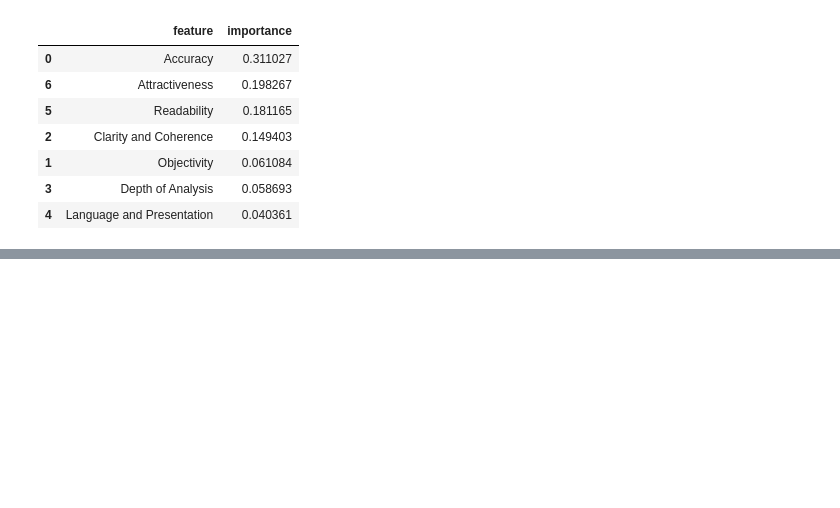
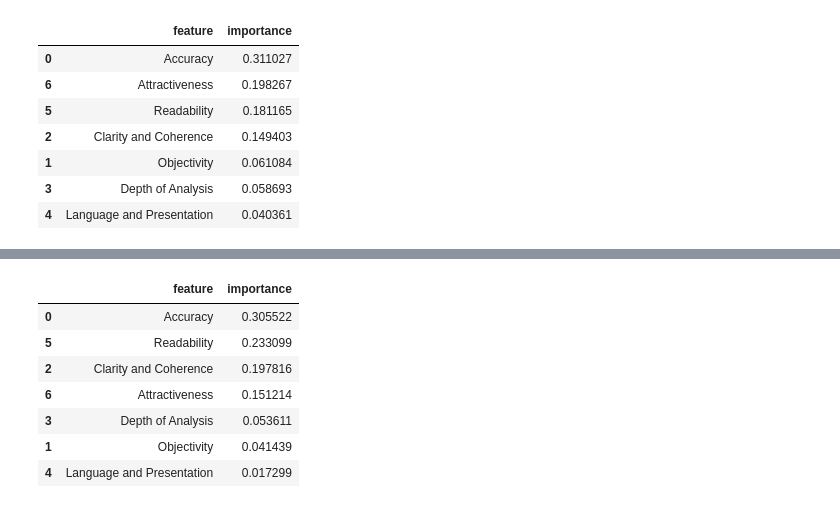
Before and after one commit to WilliamLiao2015/NYCU-Artificial-Intelligence-Capstone-Project-1, a Jupyter notebook: methods/supervised/RandomForest.ipynb, the cells around one changed output, grey strips where cells are left out. Saved outputs shown, nothing was run; the diff lists cells and outputs as text; code cells hidden in the pictures; blank space fills up the shorter version.

Commit message:
Update: cross_validation

```diff
--- a/methods/supervised/RandomForest.ipynb
+++ b/methods/supervised/RandomForest.ipynb
@@ -77,14 +78,3 @@ display(y_train.head(5))
 3    1
 4    1
 Name: conclusion, dtype: int64
-# %%
-forest = RandomForestClassifier(n_estimators=50, random_state=42)
-print("Training started")
-forest.fit(X_train, y_train)
-print("Training finished")
-print("Validation started")
-scores = cross_val_score(forest, X_train, y_train, cv=10, scoring='accuracy')
-print("Validation finished")
-print(f"Accuracy scores for each fold are: {scores}")
-print(f"Mean cross-validation score (Accuracy): {np.mean(scores):.4f}")
-print(f"Standard deviation of cross-validation scores: {np.std(scores):.4f}")
@@ -136,0 +185,14 @@ fi_model.head(7)
+# %%
+fi_cv_model = pd.DataFrame({'feature': X_train.columns,
+                   'importance': best_rf.feature_importances_}).\
+                    sort_values('importance', ascending = False)
+fi_cv_model.head(7)
+# %% [output]
+|  | feature | importance |
+| 0 | Accuracy | 0.305522 |
+| 5 | Readability | 0.233099 |
+| 2 | Clarity and Coherence | 0.197816 |
+| 6 | Attractiveness | 0.151214 |
+| 3 | Depth of Analysis | 0.053611 |
+| 1 | Objectivity | 0.041439 |
+| 4 | Language and Presentation | 0.017299 |
```
Also changed, not shown: parts of 10 cells of this notebook.
